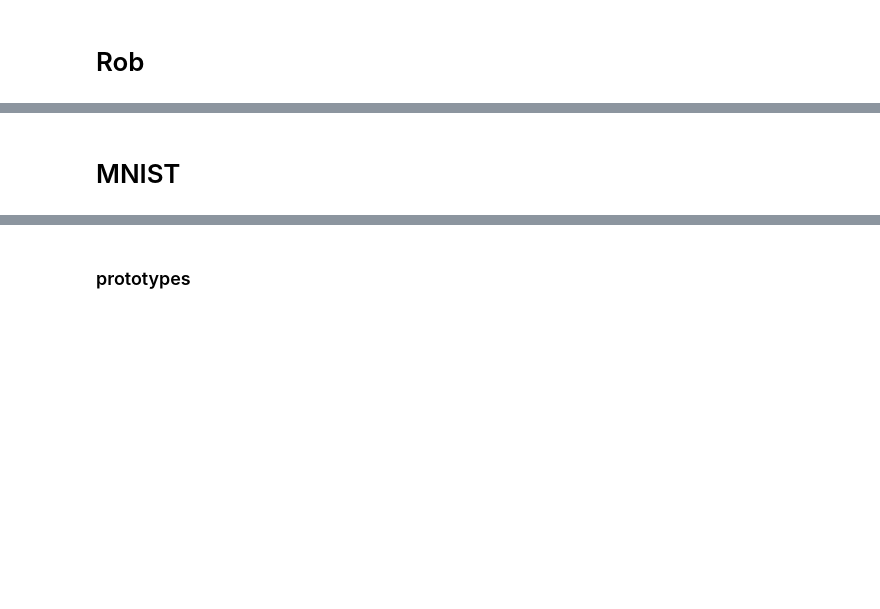
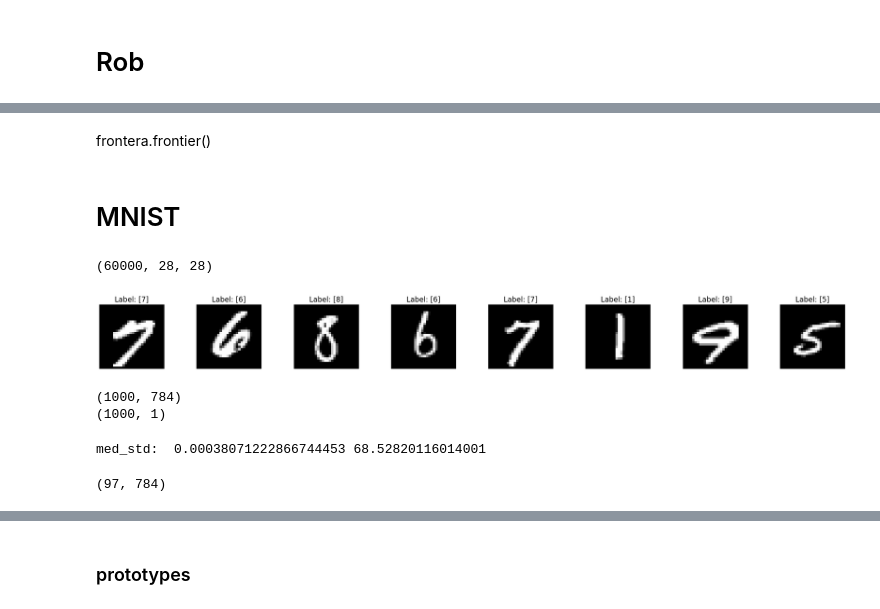
Before and after one commit to jsebastianquiroga/tesis_mapeo_distribucion, a Jupyter notebook: Final/prueba.ipynb, the cells around one changed output, grey strips where cells are left out. Cells and saved outputs as stored; diff of their text form; code cells hidden in the pictures; blank space fills up the shorter version.

Commit message:
Mnist imagenes artificiales

```diff
--- a/Final/prueba.ipynb
+++ b/Final/prueba.ipynb
@@ -141,3 +175,5 @@ frontera.plot_frontera_2D(0,1)
+# %% [markdown]
+frontera.frontier()
 # %% [markdown]
 # MNIST
 # %%
@@ -160,6 +195,10 @@ y_train_col = y_train.reshape(1, y_train.shape[0]).T
 
 #train_data = np.vstack((x_train_flat, y_train_col))
 # test_data = np.vstack((x_test_flat, y_test_col))
+# %%
+x_train.shape
+# %% [output]
+(60000, 28, 28)
 # %%
 # Fijamos una semilla para el generador de números aleatorios
 semilla = 42
@@ -171,28 +210,33 @@ rng = np.random.RandomState(semilla)
 indices_perm = rng.permutation(1000)
 
 # Obtenemos las muestras aleatorias utilizando los índices permutados
-muestra_array1 = x_train_flat[indices_perm]
+muestra_array1 = x_train_flat[indices_perm]/255.0
 muestra_array2 = y_train_col[indices_perm]
 # %%
 import matplotlib.pyplot as plt
 
 # Function to display images
-def display_images(images, labels, num_images=10):
-    fig, axes = plt.subplots(1, num_images, figsize=(15, 15))
+def display_images(images, labels, num_images=8):
+    fig, axes = plt.subplots(1, num_images, figsize=(30, 30))
     axes = axes.ravel()
 
     for i in range(num_images):
         axes[i].imshow(images[i].reshape(28, 28), cmap='gray')
-        axes[i].set_title(f"Label: {labels[i]}", fontsize=12)
+        axes[i].set_title(f"Label: {labels[i]}", fontsize=16)
         axes[i].axis('off')
 
     plt.subplots_adjust(wspace=0.5)
 
 # Display first 10 filtered images from the training set
 display_images(muestra_array1, muestra_array2)
 plt.show()
+# %% [output]
+[figure, added]
 # %%
 #muestra_array2 = muestra_array2.reshape(1,-1)
 print(muestra_array1.shape)
 print(muestra_array2.shape)
+# %% [output]
+(1000, 784)
+(1000, 1)
 # %%
@@ -202,0 +245,8 @@ frontera.frontier()
+# %%
+vec, lab = frontera.frontier()
+# %% [output]
+med_std:  0.00038071222866744453 68.52820116014001
+# %%
+frontera.dic_categorias.get('X_0').shape
+# %% [output]
+(97, 784)
```
Also changed, not shown: parts of 37 cells of this notebook, 27 other files.
